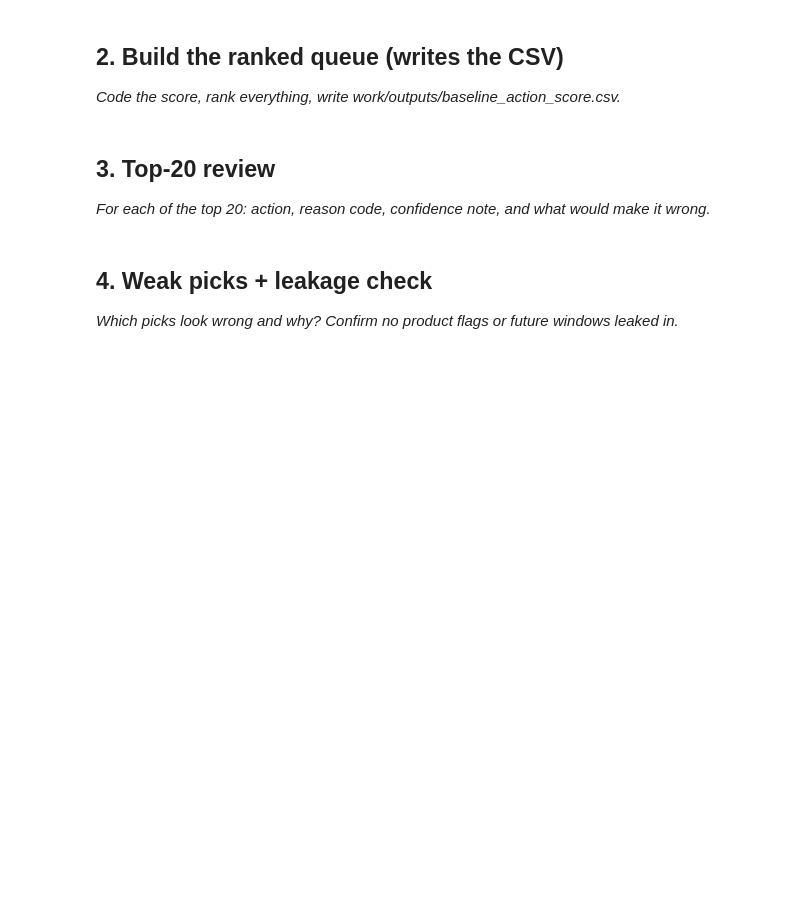
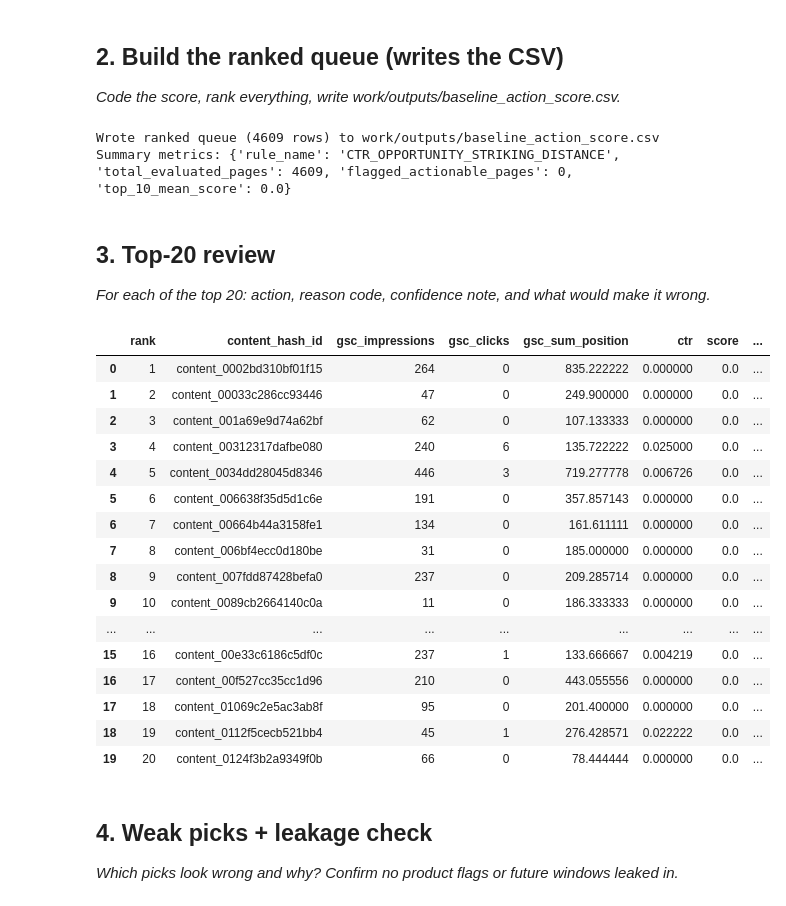
Before and after one commit to ashu141d/flyrank-ml-internship, a Jupyter notebook: work/notebooks/w04_baseline_score.ipynb, the cells around one changed output. Cells and saved outputs as stored; diff of their text form; code cells hidden in the pictures; blank space fills up the shorter version.

```diff
--- a/work/notebooks/w04_baseline_score.ipynb
+++ b/work/notebooks/w04_baseline_score.ipynb
@@ -23,3 +92,53 @@ This skeleton is yours to fill. Work the sections **in order** — each one has
+# %%
+import json
+
+os.makedirs("work/outputs", exist_ok=True)
+
+# Compute peer median CTR within each position bucket (strictly decision-time features)
+if pos_col:
+    bucket_medians = page_df.groupby("pos_bucket", observed=False)["ctr"].transform("median")
+    in_striking_distance = (page_df[pos_col] >= 3.0) & (page_df[pos_col] <= 12.0) & (page_df[imp_col] >= 200)
+else:
+    bucket_medians = page_df["ctr"].median()
+    in_striking_distance = page_df[imp_col] >= 200
+
+ctr_gap = (bucket_medians - page_df["ctr"]).clip(lower=0.0)
+page_df["score"] = np.where(in_striking_distance, (page_df[imp_col] * ctr_gap).round(2), 0.0)
+
+page_df["reason_code"] = np.where(
+    page_df["score"] > 0,
+    "CTR_BELOW_POS_PEER_MEDIAN",
+    "OUTSIDE_STRIKING_DISTANCE_OR_HEALTHY_CTR"
+)
+page_df["action_label"] = np.where(
+    page_df["score"] > 0,
+    "REFRESH_TITLE_META_AND_INTENT",
+    "MONITOR_NO_ACTION"
+)
+
+# Rank descending by baseline action score
+ranked_queue = page_df.sort_values(by="score", ascending=False).reset_index(drop=True)
+ranked_queue["rank"] = ranked_queue.index + 1
+
+output_cols = ["rank", key_col, imp_col, clk_col] + ([pos_col] if pos_col else []) + ["ctr", "score", "reason_code", "action_label"]
+output_path = "work/outputs/baseline_action_score.csv"
+ranked_queue[output_cols].to_csv(output_path, index=False)
+
+# Save summary metrics JSON (safe to commit)
+metrics_summary = {
+    "rule_name": "CTR_OPPORTUNITY_STRIKING_DISTANCE",
+    "total_evaluated_pages": int(len(ranked_queue)),
+    "flagged_actionable_pages": int((ranked_queue["score"] > 0).sum()),
+    "top_10_mean_score": round(float(ranked_queue.head(10)["score"].mean()), 2)
+}
+with open("work/outputs/w04_baseline_metrics.json", "w") as f:
+    json.dump(metrics_summary, f, indent=2)
+
+print(f"Wrote ranked queue ({len(ranked_queue)} rows) to {output_path}")
+print("Summary metrics:", metrics_summary)
+# %% [output]
+Wrote ranked queue (4609 rows) to work/outputs/baseline_action_score.csv
+Summary metrics: {'rule_name': 'CTR_OPPORTUNITY_STRIKING_DISTANCE', 'total_evaluated_pages': 4609, 'flagged_actionable_pages': 0, 'top_10_mean_score': 0.0}
 # %% [markdown]
 ## 3. Top-20 review
 
@@ -30,3 +146,24 @@ This skeleton is yours to fill. Work the sections **in order** — each one has
+# %%
+top_10 = ranked_queue[output_cols].head(20).copy()
+display(top_10)
+# %% [output]
+|  | rank | content_hash_id | gsc_impressions | gsc_clicks | gsc_sum_position | ctr | score | ... |
+| 0 | 1 | content_0002bd310bf01f15 | 264 | 0 | 835.222222 | 0.000000 | 0.0 | ... |
+| 1 | 2 | content_00033c286cc93446 | 47 | 0 | 249.900000 | 0.000000 | 0.0 | ... |
+| 2 | 3 | content_001a69e9d74a62bf | 62 | 0 | 107.133333 | 0.000000 | 0.0 | ... |
+| 3 | 4 | content_00312317dafbe080 | 240 | 6 | 135.722222 | 0.025000 | 0.0 | ... |
+| 4 | 5 | content_0034dd28045d8346 | 446 | 3 | 719.277778 | 0.006726 | 0.0 | ... |
+| 5 | 6 | content_006638f35d5d1c6e | 191 | 0 | 357.857143 | 0.000000 | 0.0 | ... |
+| 6 | 7 | content_00664b44a3158fe1 | 134 | 0 | 161.611111 | 0.000000 | 0.0 | ... |
+| 7 | 8 | content_006bf4ecc0d180be | 31 | 0 | 185.000000 | 0.000000 | 0.0 | ... |
+| 8 | 9 | content_007fdd87428befa0 | 237 | 0 | 209.285714 | 0.000000 | 0.0 | ... |
+| 9 | 10 | content_0089cb2664140c0a | 11 | 0 | 186.333333 | 0.000000 | 0.0 | ... |
+| ... | ... | ... | ... | ... | ... | ... | ... | ... |
+| 15 | 16 | content_00e33c6186c5df0c | 237 | 1 | 133.666667 | 0.004219 | 0.0 | ... |
+| 16 | 17 | content_00f527cc35cc1d96 | 210 | 0 | 443.055556 | 0.000000 | 0.0 | ... |
+| 17 | 18 | content_01069c2e5ac3ab8f | 95 | 0 | 201.400000 | 0.000000 | 0.0 | ... |
+| 18 | 19 | content_0112f5cecb521bb4 | 45 | 1 | 276.428571 | 0.022222 | 0.0 | ... |
+| 19 | 20 | content_0124f3b2a9349f0b | 66 | 0 | 78.444444 | 0.000000 | 0.0 | ... |
 # %% [markdown]
 ## 4. Weak picks + leakage check
 
```
Also changed, not shown: parts of 6 cells of this notebook.
